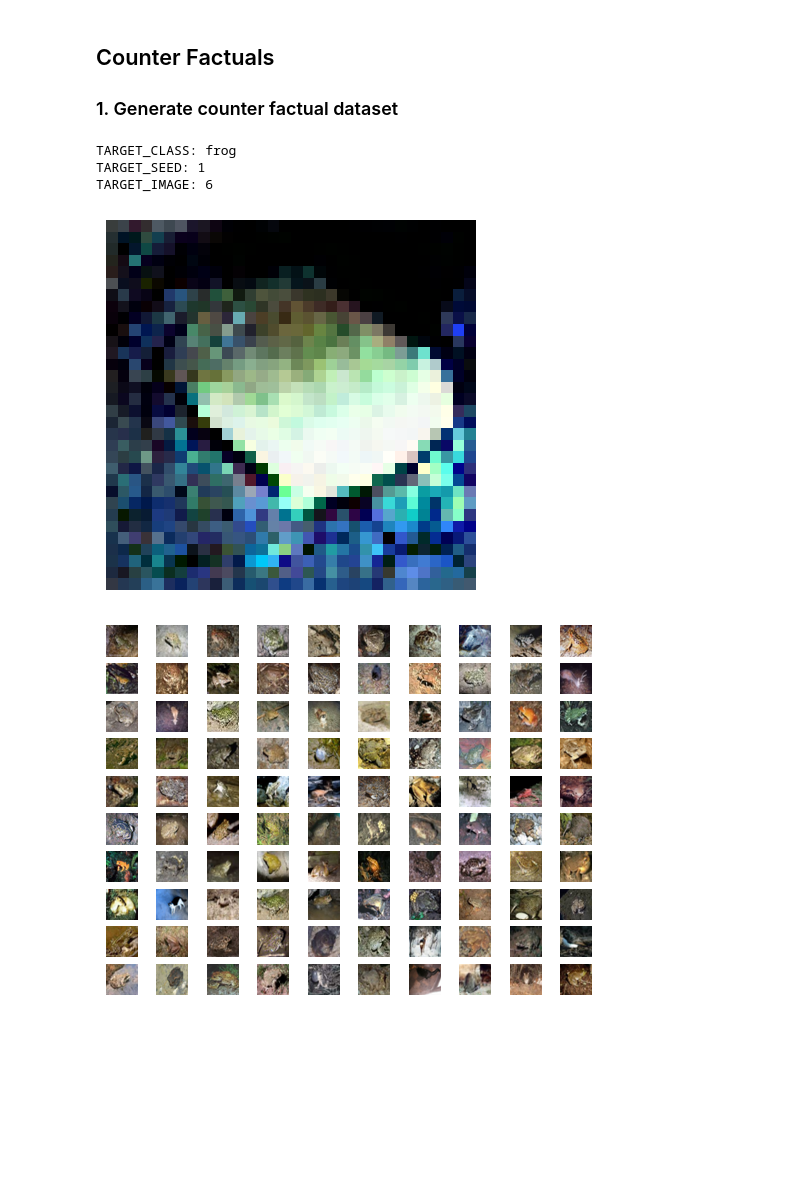
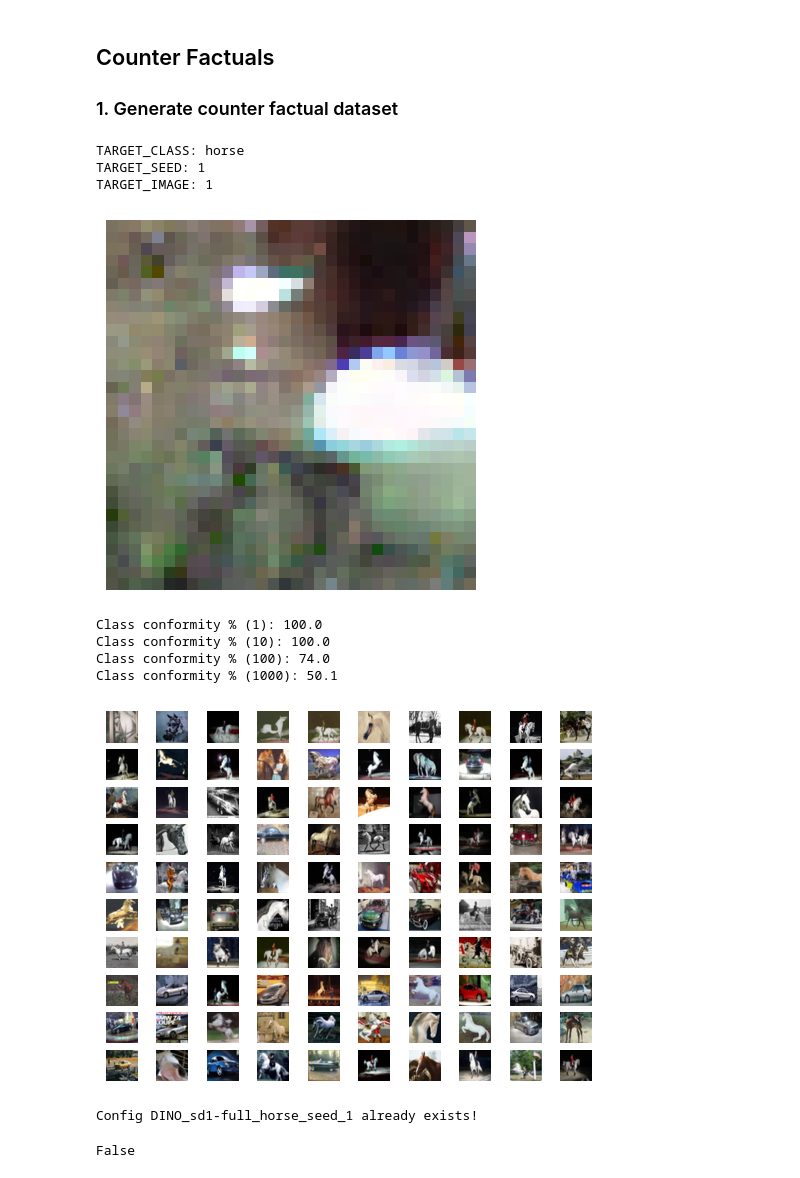
Before and after one commit to Naterjack/Data-Attribution-for-Stable-Diffusion, a Jupyter notebook: SD1_DINO_Attribution.ipynb, the cells around one changed output. Cells and saved outputs as stored; diff of their text form; code cells hidden in the pictures; blank space fills up the shorter version.

```diff
--- a/SD1_DINO_Attribution.ipynb
+++ b/SD1_DINO_Attribution.ipynb
@@ -169,7 +183,11 @@ cfds = Dataset_Generator(
 # %%
 prompts = train_dataset_config.class_captions
 # %%
-TARGET_CLASS = "frog"
+if dataset_type == Dataset_Type_Enum.CIFAR10:
+    TARGET_CLASS = "frog"
+if dataset_type == Dataset_Type_Enum.CIFAR2:
+    TARGET_CLASS = "horse"
+
 assert(TARGET_CLASS in prompts)
 print(f"TARGET_CLASS: {TARGET_CLASS}")
 print(f"TARGET_SEED: {SEED_TO_PREVIEW}")
@@ -182,26 +200,62 @@ plt.imshow(generated_images[TARGET_IMAGE])
 top_n_i, top_n_s = calculate_DINO_Attribution(generated_images[TARGET_IMAGE],1000)
 top_n_i = top_n_i.numpy()
 # %% [output]
-TARGET_CLASS: frog
+TARGET_CLASS: horse
 TARGET_SEED: 1
-TARGET_IMAGE: 6
+TARGET_IMAGE: 1
-[figure, old version]
+[figure, new version]
 # %%
 top_n_i_list = top_n_i.tolist()
-# %%
-num_images_per_axis = 10
-for i in range(num_images_per_axis**2):
-    plt.subplot(num_images_per_axis, num_images_per_axis, i+1)
-    plt.axis('off')
-    plt.imshow(train_dataset_config.dataset[top_n_i_list[i]][train_dataset_config.image_column])
-# %% [output]
-[figure, removed]
+# %%
+one_class_conformity = 0
+ten_class_conformity = 0
+hundred_class_conformity = 0
+thousand_class_conformity = 0
+num_images_per_axis = 10
+
+for i in range(len(top_n_i_list)):
+    if train_dataset_config.dataset[top_n_i_list[i]][train_dataset_config.caption_column] == TARGET_CLASS:
+        if i<1:
+            one_class_conformity += 1
+        if i<10:
+            ten_class_conformity += 1
+        if i<100:
+            hundred_class_conformity += 1
+        if i<1000:
+            thousand_class_conformity += 1
+
+one_class_conformity_percentage = (one_class_conformity/1)*100
+print(f"Class conformity % (1): {one_class_conformity_percentage}")
+ten_class_conformity_percentage = (ten_class_conformity/10)*100
+print(f"Class conformity % (10): {ten_class_conformity_percentage}")
+hundred_class_conformity_percentage = (hundred_class_conformity/100)*100
+print(f"Class conformity % (100): {hundred_class_conformity_percentage}")
+thousand_class_conformity_percentage = (thousand_class_conformity/1000)*100
+print(f"Class conformity % (1000): {thousand_class_conformity_percentage}")
+
+for i in range(num_images_per_axis**2):
+    plt.subplot(num_images_per_axis, num_images_per_axis, i+1)
+    plt.axis('off')
+    plt.imshow(train_dataset_config.dataset[top_n_i_list[i]][train_dataset_config.image_column])
+
+num_images_per_axis = 10
+for i in range(num_images_per_axis**2):
+    plt.subplot(num_images_per_axis, num_images_per_axis, i+1)
+    plt.axis('off')
+    plt.imshow(train_dataset_config.dataset[top_n_i_list[i]][train_dataset_config.image_column])
+# %% [output]
+Class conformity % (1): 100.0
+Class conformity % (10): 100.0
+Class conformity % (100): 74.0
+Class conformity % (1000): 50.1
+[figure, added]
 # %%
-#cfds.generate_base_dataset()
 counter_factual_model_name = f"DINO_{MODEL_NAME_CLEAN}_{TARGET_CLASS}_seed_{SEED_TO_PREVIEW}"
 
-if GENERATE_COUNTER_FACTUAL_DATASET:
-    cfds.create_counterfactual_config(counter_factual_model_name,top_n_i_list)
+cfds.create_counterfactual_config(counter_factual_model_name,top_n_i_list)
+# %% [output]
+Config DINO_sd1-full_horse_seed_1 already exists!
+False
 # %%
 print(counter_factual_model_name)
 # %% [output]
```
Also changed, not shown: parts of 7 cells of this notebook.
